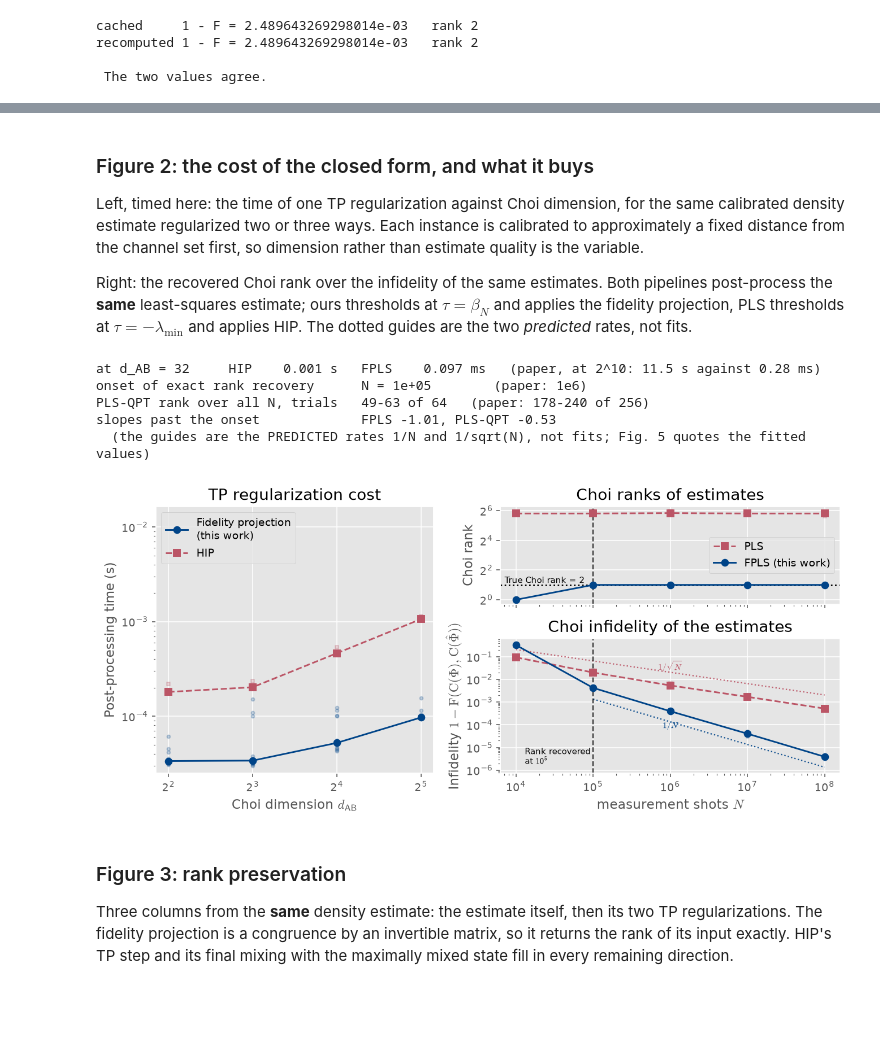
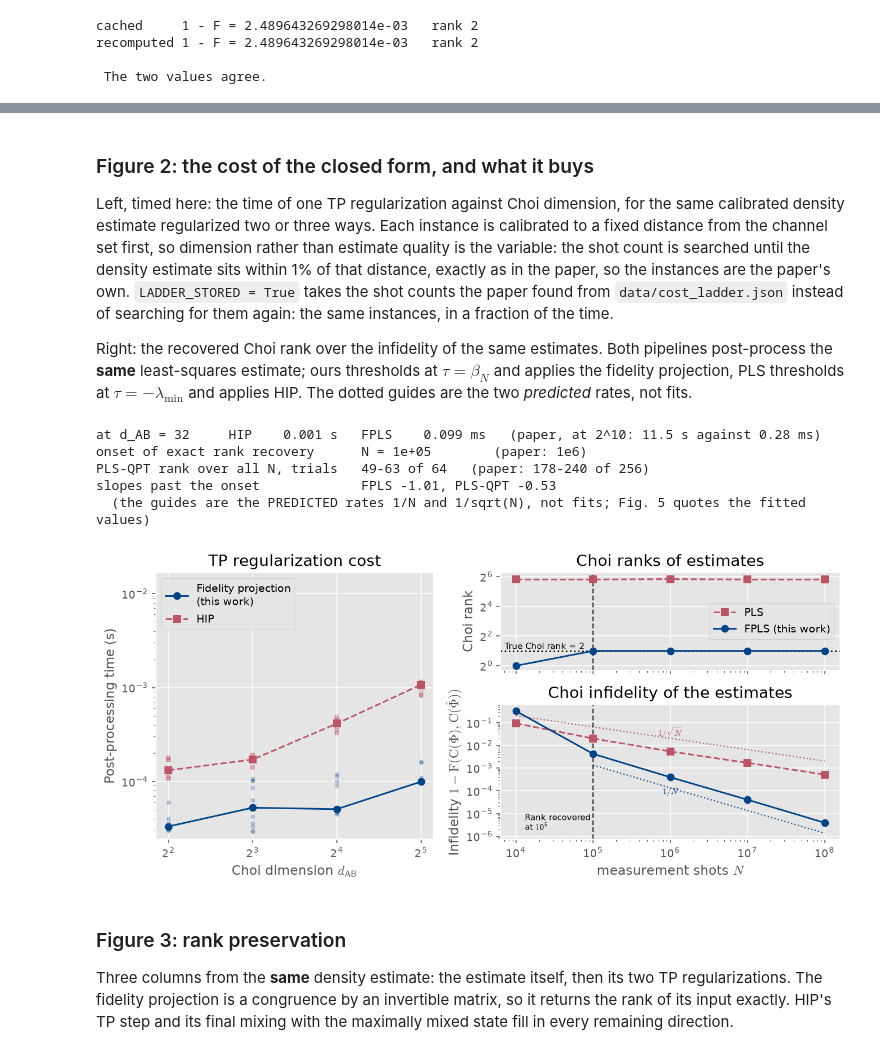
Before and after one commit to afhamash/fidelity_QPT, a Jupyter notebook: fpls_notebook.ipynb, the cells around one changed output, grey strips where cells are left out. Saved outputs shown, nothing was run; the diff lists cells and outputs as text; code cells hidden in the pictures; blank space fills up the shorter version.

```diff
--- a/fpls_notebook.ipynb
+++ b/fpls_notebook.ipynb
@@ -199,8 +199,12 @@ assert have_hip(), "the PLS baseline (hip/, run by pls.py) failed to import"
 
 Left, timed here: the time of one TP regularization against Choi dimension,
 for the same calibrated density estimate regularized two or three ways. Each
-instance is calibrated to approximately a fixed distance from the channel set
-first, so dimension rather than estimate quality is the variable.
+instance is calibrated to a fixed distance from the channel set first, so
+dimension rather than estimate quality is the variable: the shot count is
+searched until the density estimate sits within 1% of that distance, exactly as
+in the paper, so the instances are the paper's own. `LADDER_STORED = True` takes
+the shot counts the paper found from `data/cost_ladder.json` instead of
+searching for them again: the same instances, in a fraction of the time.
 
 Right: the recovered Choi rank over the infidelity of the same estimates. Both
 pipelines post-process the **same** least-squares estimate; ours thresholds at
@@ -210,32 +214,35 @@ $\tau = -\lambda_{\min}$ and applies HIP. The dotted guides are the two
 # %%
 # ---- parameters (reduced: seconds) ------------------------------------------
 NQ     = 3                      # qubits per side, so d_AB = 4^NQ
 SHOTS  = [1e4, 1e5, 1e6, 1e7, 1e8]
 TRIALS = 10                     # trials per shot count
 SEED   = 20260817
 LADDER_DIMS = (4, 8, 16, 32)    # Choi dimensions timed on the left, or (dA, dB) pairs
 LADDER_SDP  = False             # also time the diamond-norm SDP (needs cvxpy)
+LADDER_STORED = False           # True: the paper's calibrated shot counts, no search
 
-# ---- paper parameters (about 7 min; with the SDP, several hours): uncomment, and comment out the block above ---
+# ---- paper parameters (about 25 min, a few minutes with LADDER_STORED; with the SDP, several hours): uncomment, and comment out the block above ---
 # NQ     = 4                    # d_AB = 256
 # SHOTS  = PAPER_SHOTS          # twelve shot counts, 1e4 .. 1e10
 # TRIALS = 10
 # SEED   = 20260817
 # LADDER_DIMS = (4, 8, 16, 32, 64, 128, 256, 512, 1024)
 # LADDER_SDP  = True            # the SDP is timed up to d_AB = 128 only
+# LADDER_STORED = True          # skips the calibration search (see the table above)
 # -----------------------------------------------------------------------------
 # A power of two is split as evenly as it allows, so 64 is 8x8 and 128 is 8x16;
 # the odd powers are the rectangular points that interleave the square ones.
 data   = sweep_headline(nq=NQ, shots=SHOTS, trials=TRIALS, seed=SEED)
-ladder = sweep_cost_ladder(dims=LADDER_DIMS, trials=TRIALS, seed=SEED, sdp=LADDER_SDP)
+ladder = sweep_cost_ladder(dims=LADDER_DIMS, trials=TRIALS, seed=SEED, sdp=LADDER_SDP,
+                           stored_N=LADDER_STORED)
 fig_headline(data=data, ladder=ladder);
 # %% [output]
-at d_AB = 32     HIP    0.001 s   FPLS    0.097 ms   (paper, at 2^10: 11.5 s against 0.28 ms)
+at d_AB = 32     HIP    0.001 s   FPLS    0.099 ms   (paper, at 2^10: 11.5 s against 0.28 ms)
 onset of exact rank recovery      N = 1e+05        (paper: 1e6)
 PLS-QPT rank over all N, trials   49-63 of 64   (paper: 178-240 of 256)
 slopes past the onset             FPLS -1.01, PLS-QPT -0.53
   (the guides are the PREDICTED rates 1/N and 1/sqrt(N), not fits; Fig. 5 quotes the fitted values)
-[figure, old version]
+[figure, new version]
 # %% [markdown]
 ### Figure 3: rank preservation
 
```
Also changed, not shown: parts of 5 cells of this notebook, 5 other files.
